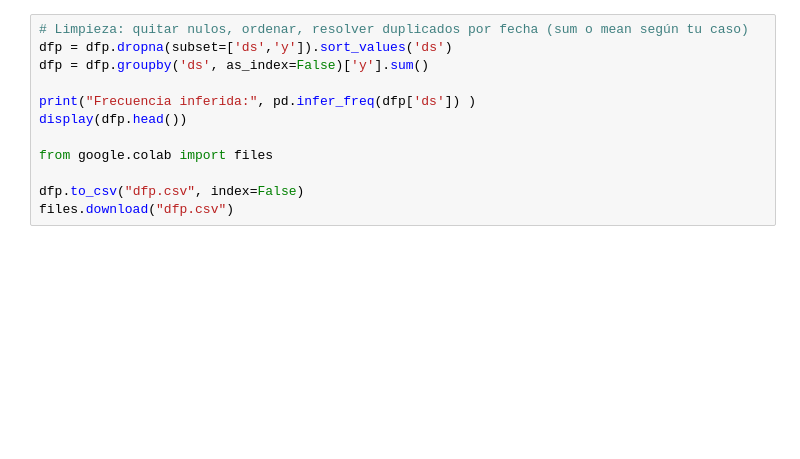
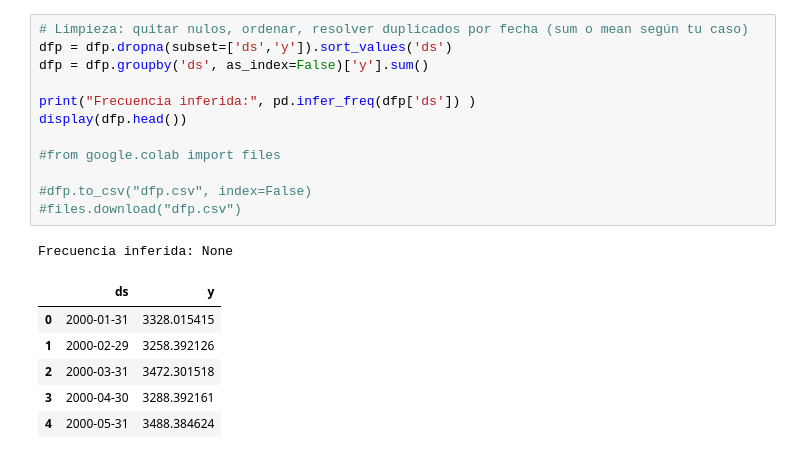
Before and after one commit to Deni1019/Bootcamp-Caracteristicas-del-mercado-energ-tico, a Jupyter notebook: Generación.ipynb, the cells around one changed output. Cells and saved outputs as stored; diff of their text form; blank space fills up the shorter version.

```diff
--- a/Generación.ipynb
+++ b/Generación.ipynb
@@ -40,15 +72,23 @@ dfp['y']  = pd.to_numeric(dfp['y'], errors='coerce')
 # %%
 # Limpieza: quitar nulos, ordenar, resolver duplicados por fecha (sum o mean según tu caso)
 dfp = dfp.dropna(subset=['ds','y']).sort_values('ds')
 dfp = dfp.groupby('ds', as_index=False)['y'].sum()
 
 print("Frecuencia inferida:", pd.infer_freq(dfp['ds']) )
 display(dfp.head())
 
-from google.colab import files
+#from google.colab import files
 
-dfp.to_csv("dfp.csv", index=False)
-files.download("dfp.csv")
+#dfp.to_csv("dfp.csv", index=False)
+#files.download("dfp.csv")
+# %% [output]
+Frecuencia inferida: None
+|  | ds | y |
+| 0 | 2000-01-31 | 3328.015415 |
+| 1 | 2000-02-29 | 3258.392126 |
+| 2 | 2000-03-31 | 3472.301518 |
+| 3 | 2000-04-30 | 3288.392161 |
+| 4 | 2000-05-31 | 3488.384624 |
 # %%
 plt.figure(figsize=(12, 4))
 plt.plot(dfp["ds"], dfp["y"], color='blue')
```
Also changed, not shown: parts of 10 cells of this notebook, 2 other files.
